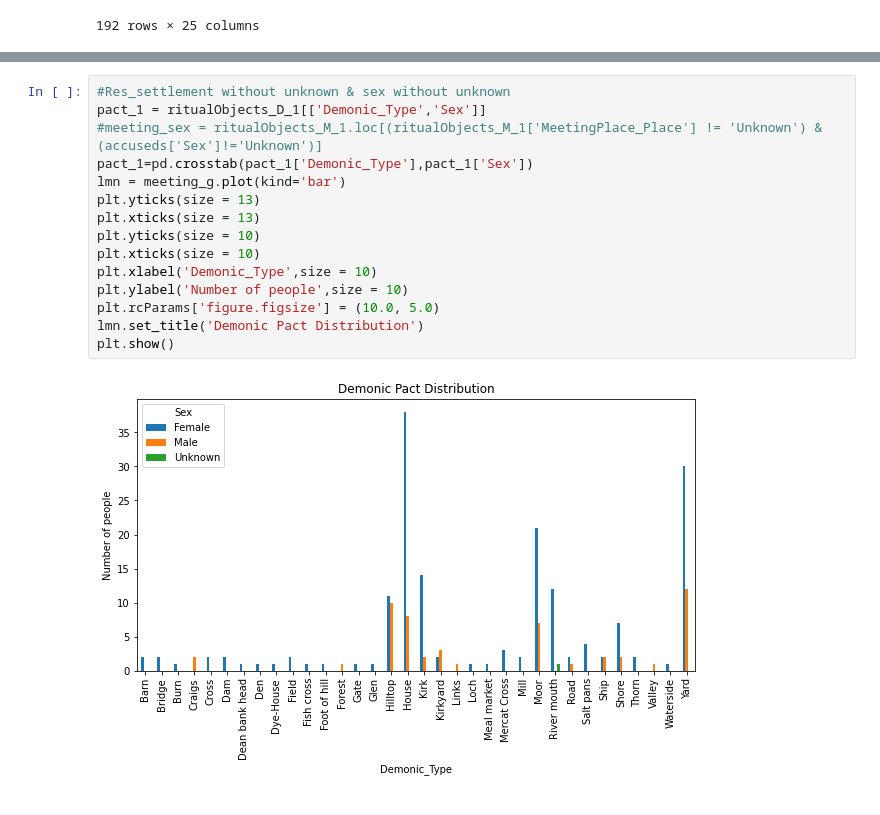
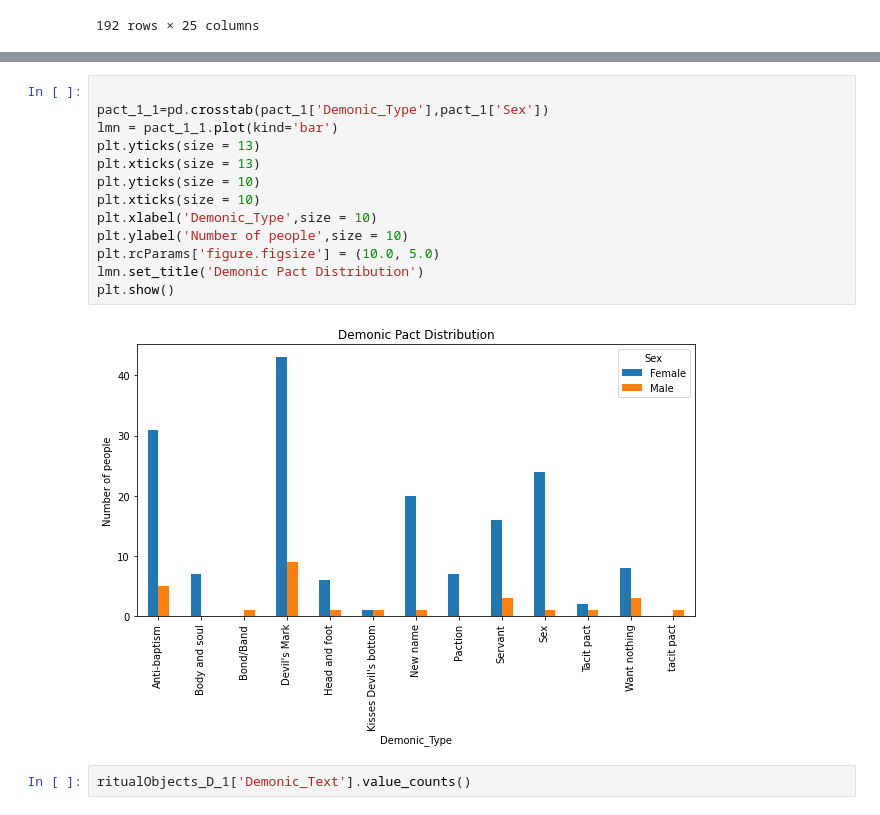
Before and after one commit to Baezhi/DS4_Group-14, a Jupyter notebook: analysis.ipynb, the cells around one changed output, grey strips where cells are left out. Cells and saved outputs as stored; diff of their text form.

```diff
--- a/analysis.ipynb
+++ b/analysis.ipynb
@@ -310,17 +328,17 @@ ritualObjects_D_1
 # %%
-#Res_settlement without unknown & sex without unknown
-pact_1 = ritualObjects_D_1[['Demonic_Type','Sex']]
-#meeting_sex = ritualObjects_M_1.loc[(ritualObjects_M_1['MeetingPlace_Place'] != 'Unknown') & (accuseds['Sex']!='Unknown')]
-pact_1=pd.crosstab(pact_1['Demonic_Type'],pact_1['Sex'])
-lmn = meeting_g.plot(kind='bar')
+
+pact_1_1=pd.crosstab(pact_1['Demonic_Type'],pact_1['Sex'])
+lmn = pact_1_1.plot(kind='bar')
 plt.yticks(size = 13)
 plt.xticks(size = 13)
 plt.yticks(size = 10)
 plt.xticks(size = 10)
 plt.xlabel('Demonic_Type',size = 10)
 plt.ylabel('Number of people',size = 10)
 plt.rcParams['figure.figsize'] = (10.0, 5.0)
 lmn.set_title('Demonic Pact Distribution')
 plt.show()
 # %% [output]
-[figure, old version]
+[figure, new version]
+# %%
+ritualObjects_D_1['Demonic_Text'].value_counts()
```
Also changed, not shown: parts of 4 cells of this notebook.
